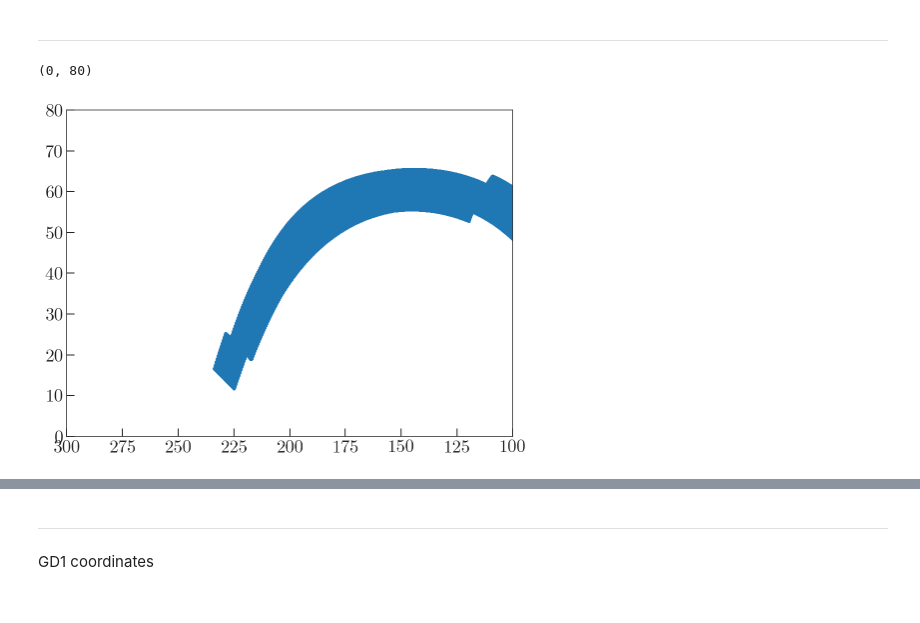
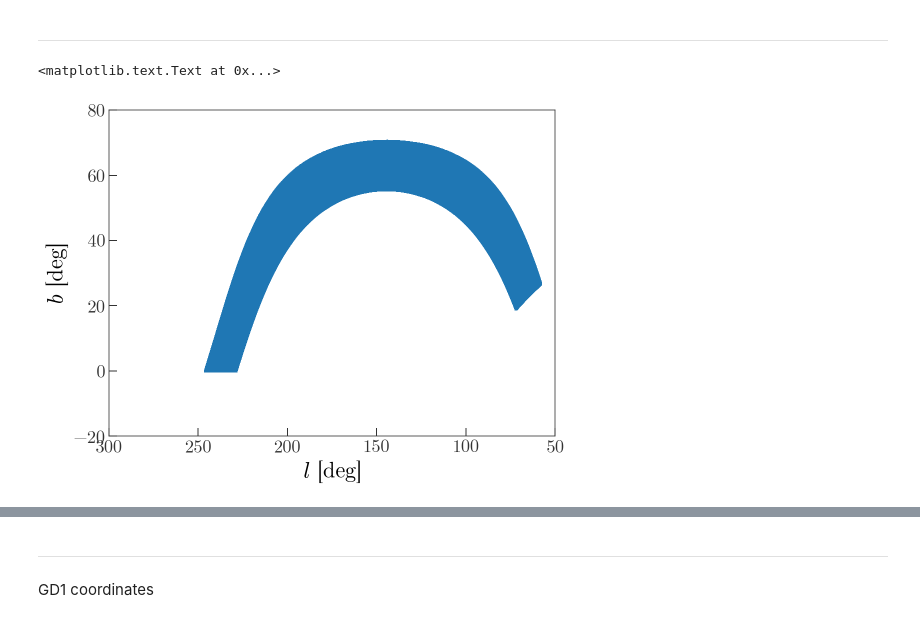
Before and after one commit to adrn/GD1-DR2, a Jupyter notebook: notebooks/GD1-dust-and-completeness.ipynb, the cells around one changed output, grey strips where cells are left out. Saved outputs shown, nothing was run; the diff lists cells and outputs as text; code cells hidden in the pictures.

```diff
--- a/notebooks/GD1-dust-and-completeness.ipynb
+++ b/notebooks/GD1-dust-and-completeness.ipynb
@@ -39,6 +41,7 @@ gap_phi1 = coord.Angle([338., 342]*u.deg)
 udens_phi1 = coord.Angle([316, 324]*u.deg)
 # %%
-t = Table.read('../data/gd1-all-ps1.fits')
+# t = Table.read('../data/gd1-all-ps1.fits') # to add reddening below
+t = Table.read('../data/gd1-all-ps1-red.fits')
 g = GaiaData(t)
 # %%
 gd1_c = coord.SkyCoord(ra=g.ra, dec=g.dec)
@@ -65,8 +99,10 @@ t2.write('../data/gd1-all-ps1-red.fits')
 # %%
 fig, ax = plt.subplots(1, 1, figsize=(8, 6))
 ax.plot(gd1_gal.l.degree, gd1_gal.b.degree, marker='.', linestyle='none')
-ax.set_xlim(300, 100)
-ax.set_ylim(0, 80)
+ax.set_xlim(300, 50)
+ax.set_ylim(-20, 80)
+ax.set_xlabel('$l$ [deg]')
+ax.set_ylabel('$b$ [deg]')
 # %% [output]
-(0, 80)
+<matplotlib.text.Text at 0x...>
-[figure, old version]
+[figure, new version]
```
Also changed, not shown: parts of 27 cells of this notebook, 1 other file.
